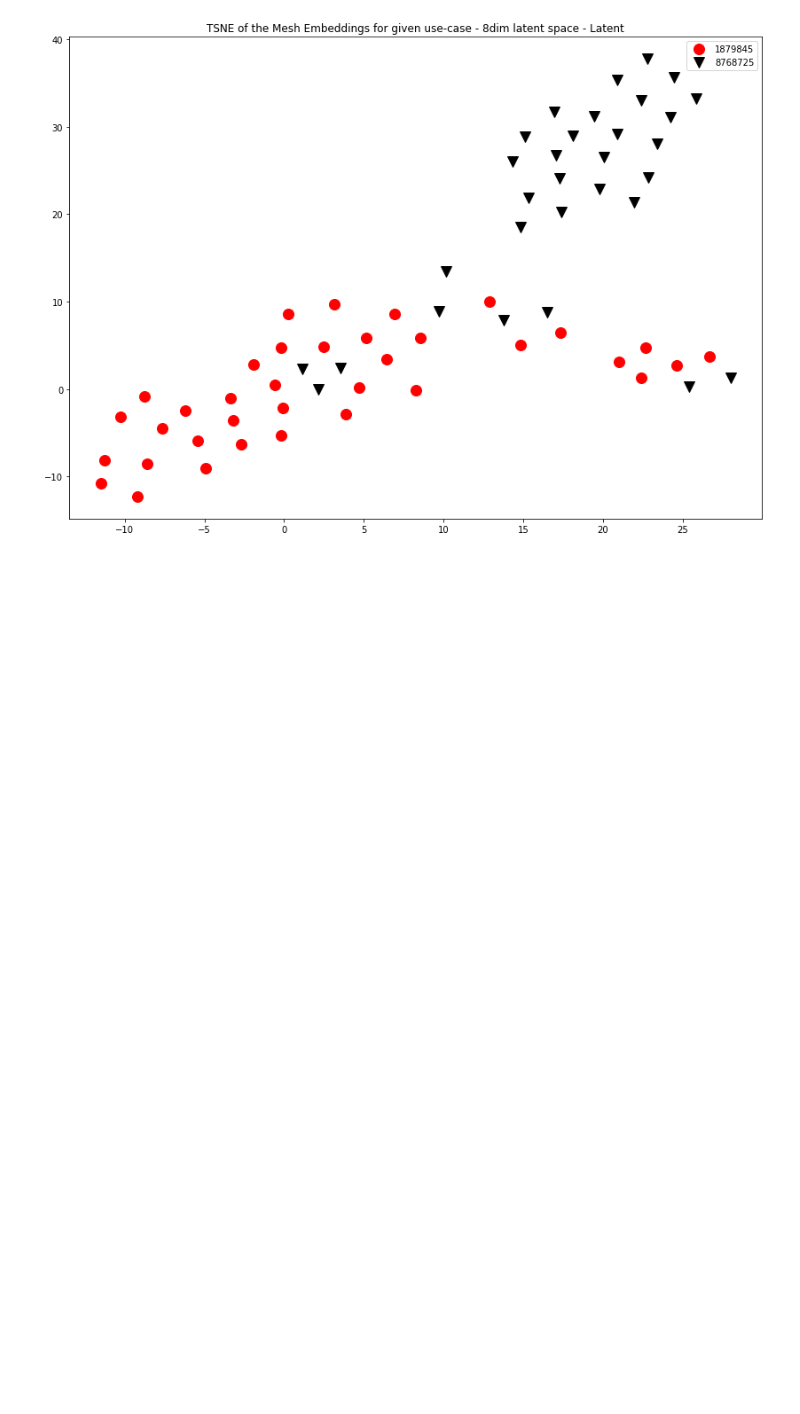
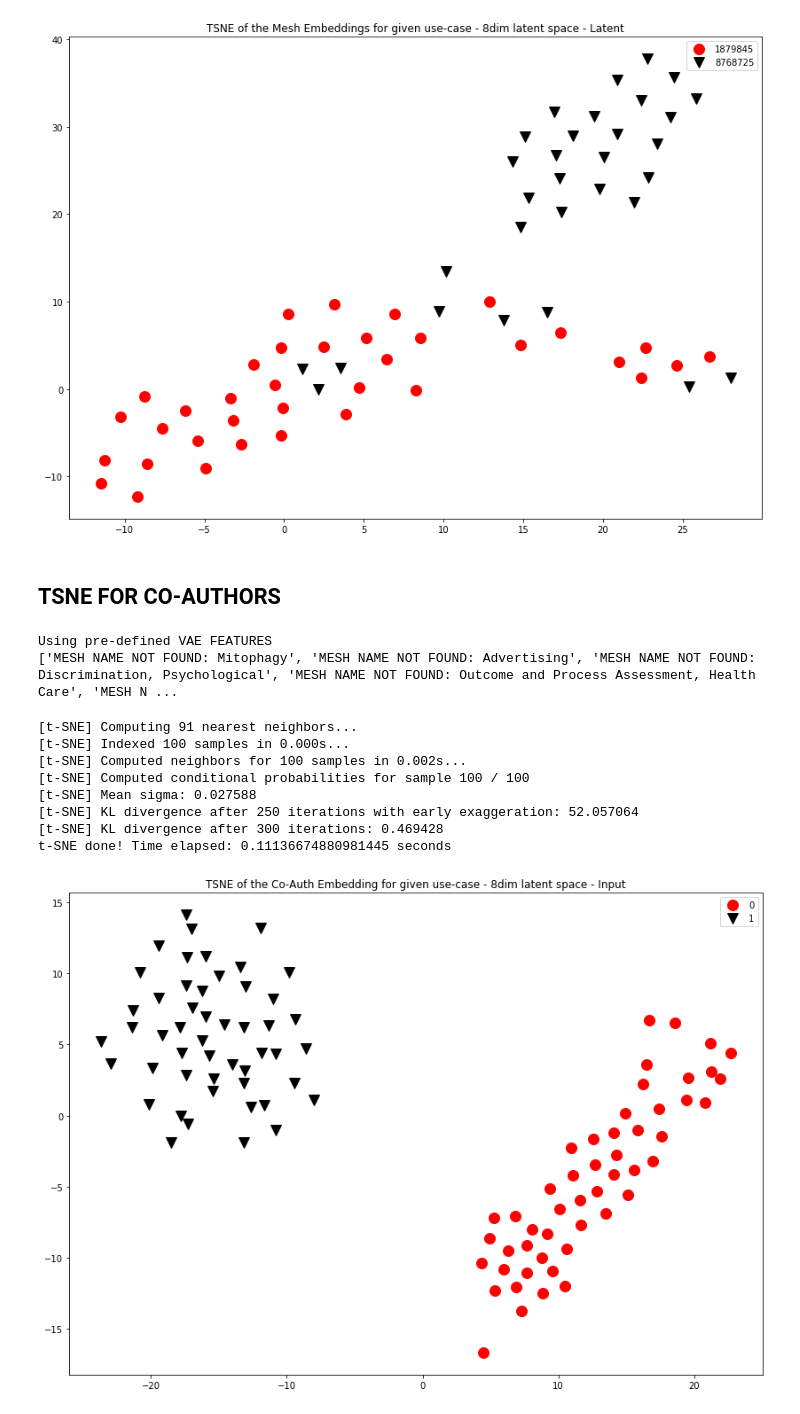
Before and after one commit to ShaulSolomon/academix-ydata-project-truncated, a Jupyter notebook: code/5_vae.ipynb, the cells around one changed output. Saved outputs shown, nothing was run; the diff lists cells and outputs as text; code cells hidden in the pictures; blank space fills up the shorter version.

```diff
--- a/code/5_vae.ipynb
+++ b/code/5_vae.ipynb
@@ -910,3 +908,5 @@ fig.tight_layout();
 [t-SNE] KL divergence after 1200 iterations: 0.188868
 t-SNE done! Time elapsed: 0.34086108207702637 seconds
 [figure]
+# %% [markdown]
+## TSNE FOR CO-AUTHORS
@@ -912,0 +920,54 @@ t-SNE done! Time elapsed: 0.34086108207702637 seconds
+# %%
+df_ab.drop_duplicates(keep='first',inplace=True)
+labels = df_ab['class'].values
+pmids = df_ab['pmid'].values
+# %%
+idx_df = [df.index[df.pmid == x].tolist()[0] for x in df_ab.pmid]
+df_group = df.iloc[idx_df]
+
+group_run = ToyDS(df_group, df_group['last_author_name'].unique(),all_vae)
+
+data =  torch.from_numpy(group_run.features).to(device,dtype=torch.float32)
+optimizer.zero_grad()
+recon_batch, mu, logvar= model(data)
+bottle_neck = mu.cpu().detach().numpy()
+recon = recon_batch.cpu().detach().numpy()
+# %% [output]
+Using pre-defined VAE FEATURES
+['MESH NAME NOT FOUND: Mitophagy', 'MESH NAME NOT FOUND: Advertising', 'MESH NAME NOT FOUND: Discrimination, Psychological', 'MESH NAME NOT FOUND: Outcome and Process Assessment, Health Care', 'MESH N ...
+# %%
+time_start = time.time()
+tsne = TSNE(n_components=2, verbose=1, perplexity=30, n_iter=300)
+tsne_results = tsne.fit_transform(group_run.features)
+print('t-SNE done! Time elapsed: {} seconds'.format(time.time()-time_start))
+
+df_subset = pd.DataFrame()
+df_subset['tsne-2d-one'] = tsne_results[:,0]
+df_subset['tsne-2d-two'] = tsne_results[:,1]
+df_subset['class'] = list(df_ab['class'].values)
+
+groups = df_subset.groupby('class')
+markers = ['o','v',"*","P","^","<",">","h"]
+colors = ["red","black","green","purple"]
+# Plot
+fig, ax = plt.subplots(figsize=(14,10))
+
+ax.margins(0.05) # Optional, just adds 5% padding to the autoscaling
+for i, (name, group) in enumerate(groups):
+    ax.set_title("TSNE of the Co-Auth Embedding for given use-case - 8dim latent space - Input")
+    ax.plot(group['tsne-2d-one'], group['tsne-2d-two'], marker=markers[i], linestyle='', ms=12, label=name, color=colors[i])
+ax.legend()
+plt.show()
+fig.tight_layout();
+
+# fig.savefig('code/img/TSNE_Plots/coauthemb_2usecase50_8dimls_Input_MSE+KLD.png', box_inches='tight')
+# %% [output]
+[t-SNE] Computing 91 nearest neighbors...
+[t-SNE] Indexed 100 samples in 0.000s...
+[t-SNE] Computed neighbors for 100 samples in 0.002s...
+[t-SNE] Computed conditional probabilities for sample 100 / 100
+[t-SNE] Mean sigma: 0.027588
+[t-SNE] KL divergence after 250 iterations with early exaggeration: 52.057064
+[t-SNE] KL divergence after 300 iterations: 0.469428
+t-SNE done! Time elapsed: 0.11136674880981445 seconds
+[figure, added]
```
Also changed, not shown: parts of 13 cells of this notebook, 5 other files.
